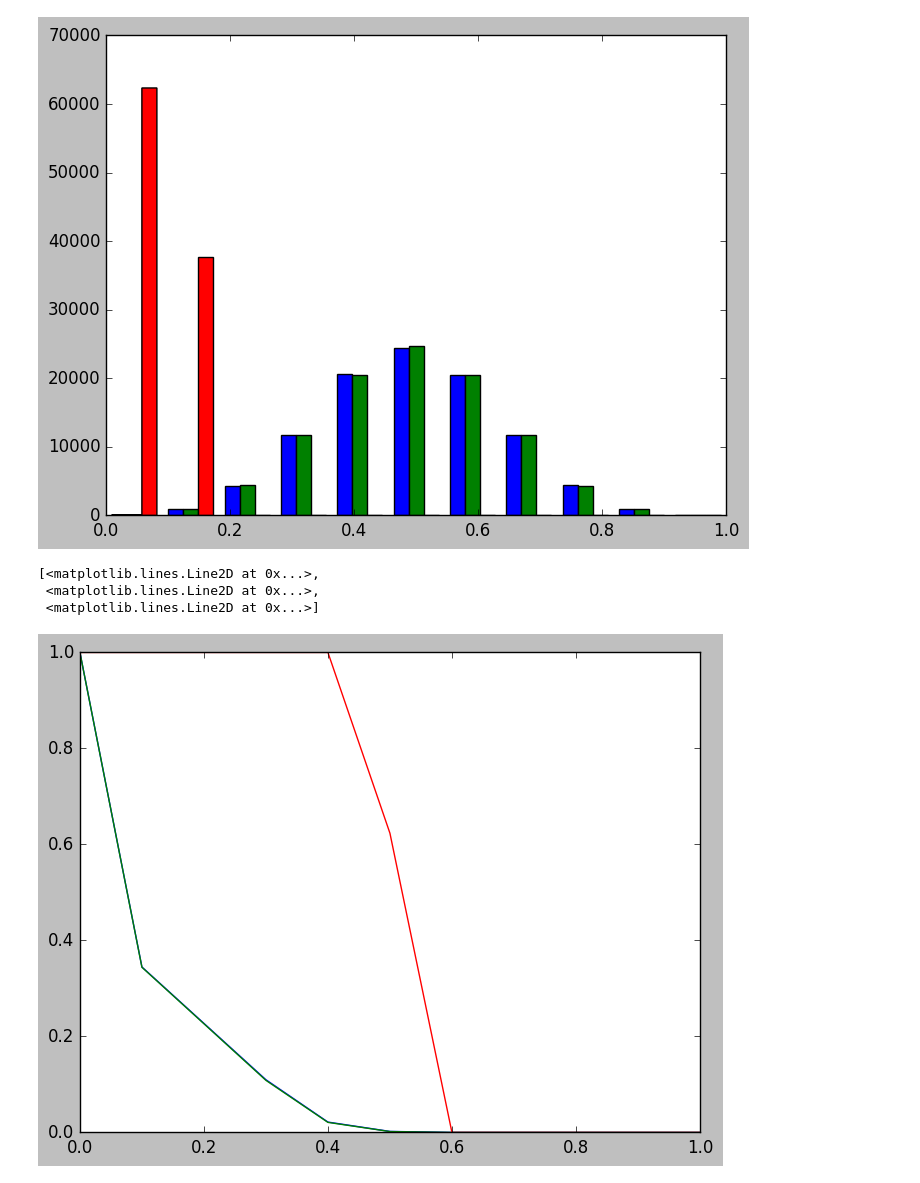
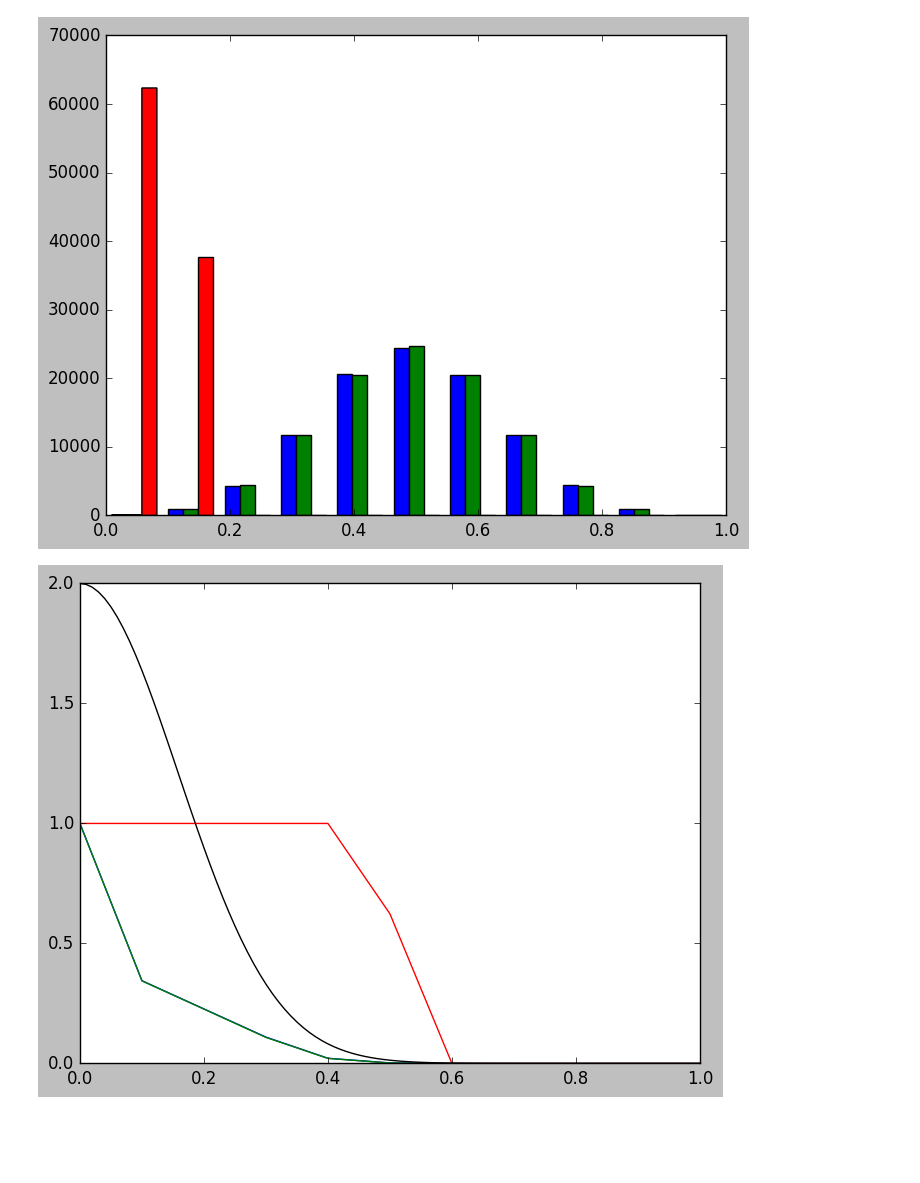
Before and after one commit to stathius/learning_from_data, a Jupyter notebook: excercise 1.10 - hoeffding bound.ipynb, the cells around one changed output. Drawn from its saved outputs; the diff is of its cells as text; code cells hidden in the pictures; blank space fills up the shorter version.

Commit message:
Adding Hoeffding bound line

```diff
--- a/excercise 1.10 - hoeffding bound.ipynb
+++ b/excercise 1.10 - hoeffding bound.ipynb
@@ -6,18 +6,22 @@ def flip_coin():
 # %%
 import numpy as np
 
-coins = np.empty([1000, 10])
-v = np.empty([100000, 3])
+N_EXP = 100000
+N_COINS = 1000
+N_FLIPS = 10
+
+coins = np.empty([N_COINS, N_FLIPS])
+v = np.empty([N_EXP, 3])
 # %%
-for m in range(100000):
-    for i in range(1000):
-        for k in range(10):
+for m in range(N_EXP):
+    for i in range(N_COINS):
+        for k in range(N_FLIPS):
             coins[i, k] = flip_coin()
 
     means = np.mean(coins, axis=1)
 
     v[m,0] = means[0]
-    v[m,1] = means[int(1000*random())]
+    v[m,1] = means[int(N_COINS*random())]
     v[m,2] = min(means)
 # %%
 import matplotlib.pyplot as plt
@@ -44,10 +48,19 @@ e = np.empty(11)
 for i in range(11):
     e[i] = i/10
     est[i] = np.mean((abs(v-0.5) >= e[i]), axis=0)
-# %%
-plt.plot(e, est)
-# %% [output]
-[<matplotlib.lines.Line2D at 0x...>,
- <matplotlib.lines.Line2D at 0x...>,
- <matplotlib.lines.Line2D at 0x...>]
-[figure, removed]
+# %%
+# hoeffding bound
+from math import exp
+
+e_hb = np.empty(101)
+hb = np.empty(101)
+
+for i in range(101):
+    e_hb[i] = i / 100
+    hb[i] = 2 * exp(-2 * pow(e_hb[i],2) * 10)
+# %%
+plt.plot(e, est)
+plt.plot(e_hb, hb, 'k-') # plotting t,c separately
+plt.show()
+# %% [output]
+[figure, added]
```
Also changed, not shown: parts of 2 cells of this notebook.
